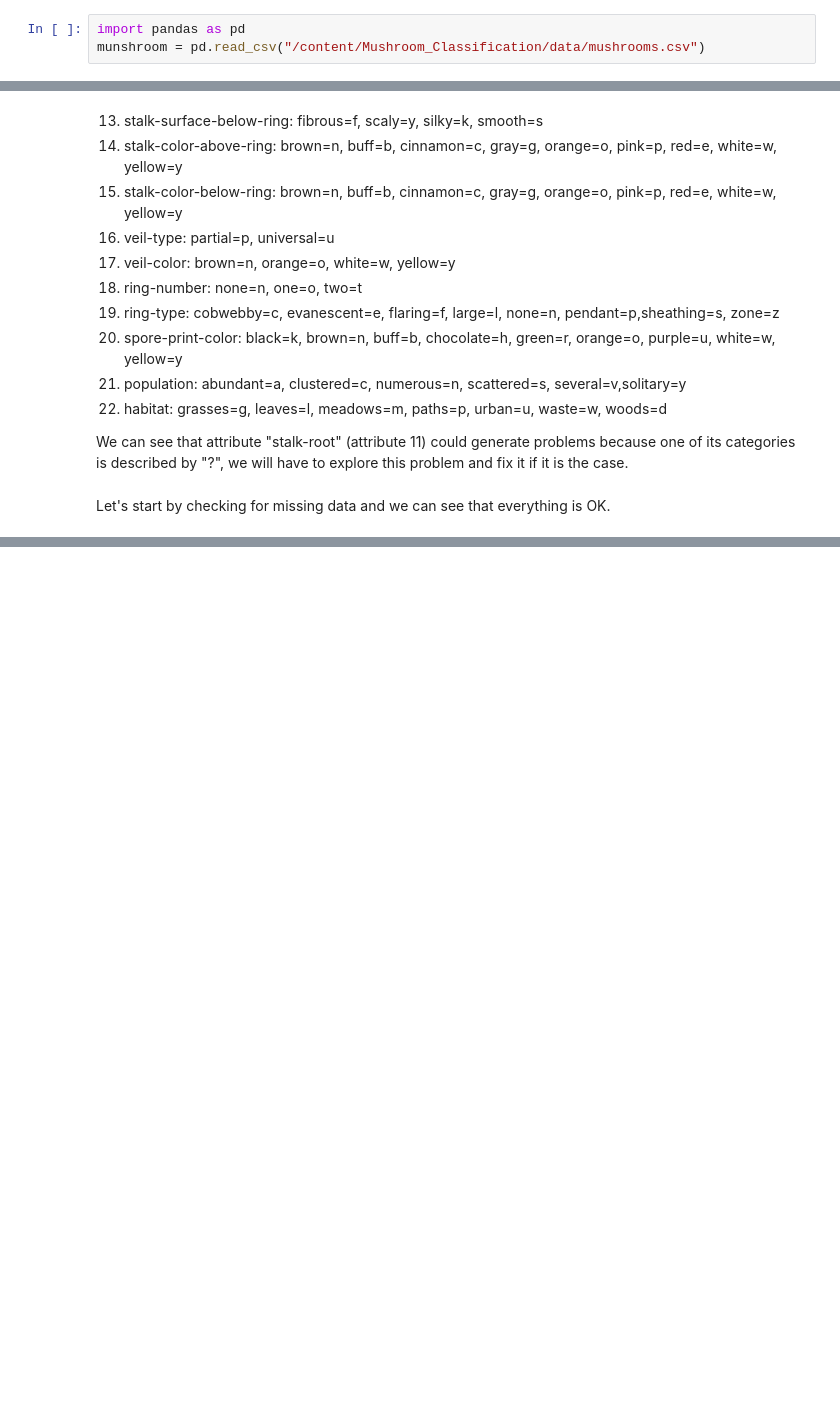
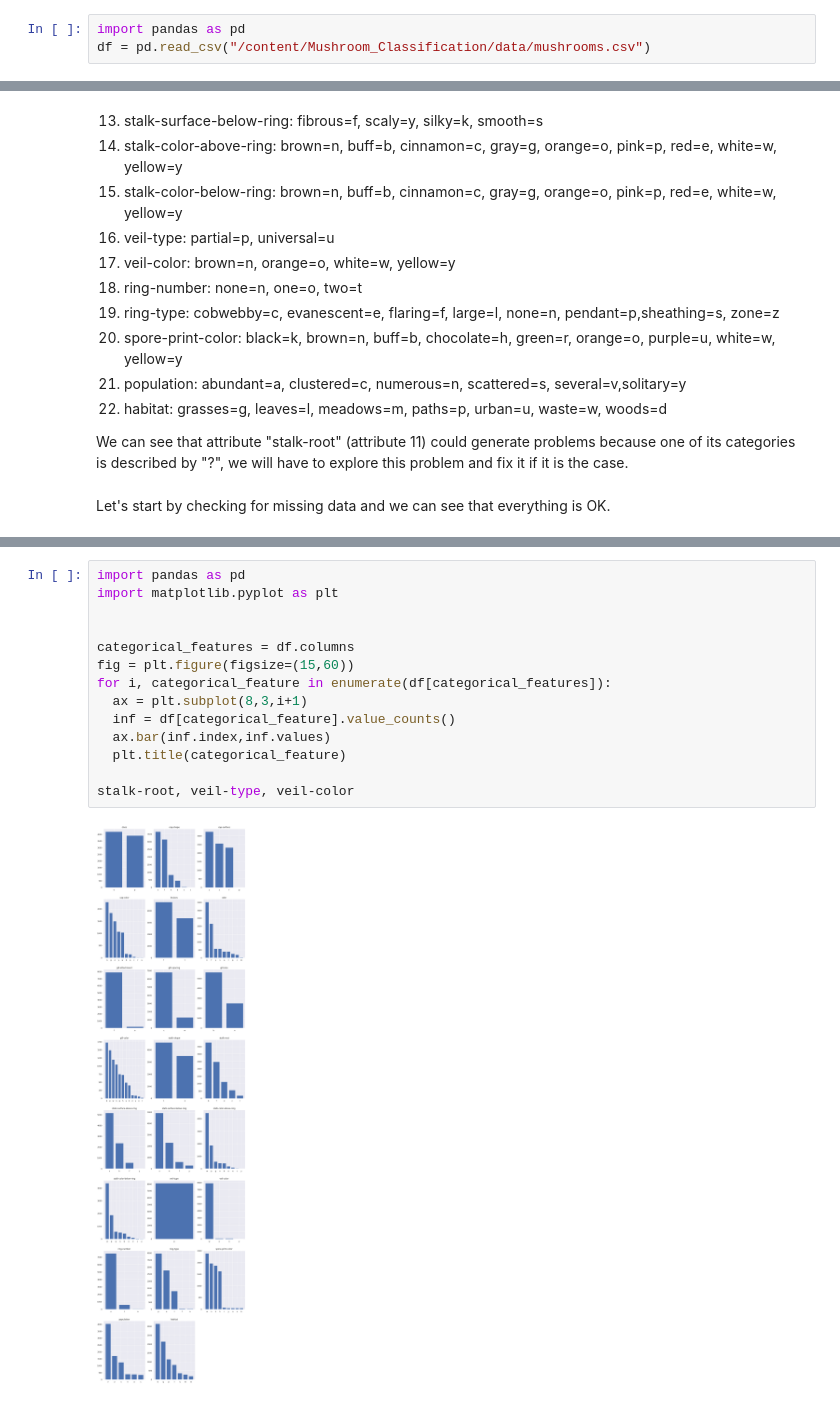
Before and after one commit to soren-hub/Mushroom_Classification, a Jupyter notebook: munshroom.ipynb, the cells around one changed output, grey strips where cells are left out. Saved outputs shown, nothing was run; the diff lists cells and outputs as text; blank space fills up the shorter version.

Commit message:
exploring data

```diff
--- a/munshroom.ipynb
+++ b/munshroom.ipynb
@@ -13,4 +13,4 @@ We load the pandas library and the data for the analysis.
 # %%
 import pandas as pd
-munshroom = pd.read_csv("/content/Mushroom_Classification/data/mushrooms.csv")
+df = pd.read_csv("/content/Mushroom_Classification/data/mushrooms.csv")
 # %%
@@ -102,0 +78,16 @@ munshroom.describe()
+# %%
+import pandas as pd
+import matplotlib.pyplot as plt
+
+
+categorical_features = df.columns
+fig = plt.figure(figsize=(15,60))
+for i, categorical_feature in enumerate(df[categorical_features]):
+  ax = plt.subplot(8,3,i+1)
+  inf = df[categorical_feature].value_counts()
+  ax.bar(inf.index,inf.values)
+  plt.title(categorical_feature)
+
+stalk-root, veil-type, veil-color
+# %% [output]
+[figure, added]
```
Also changed, not shown: parts of 13 cells of this notebook.
